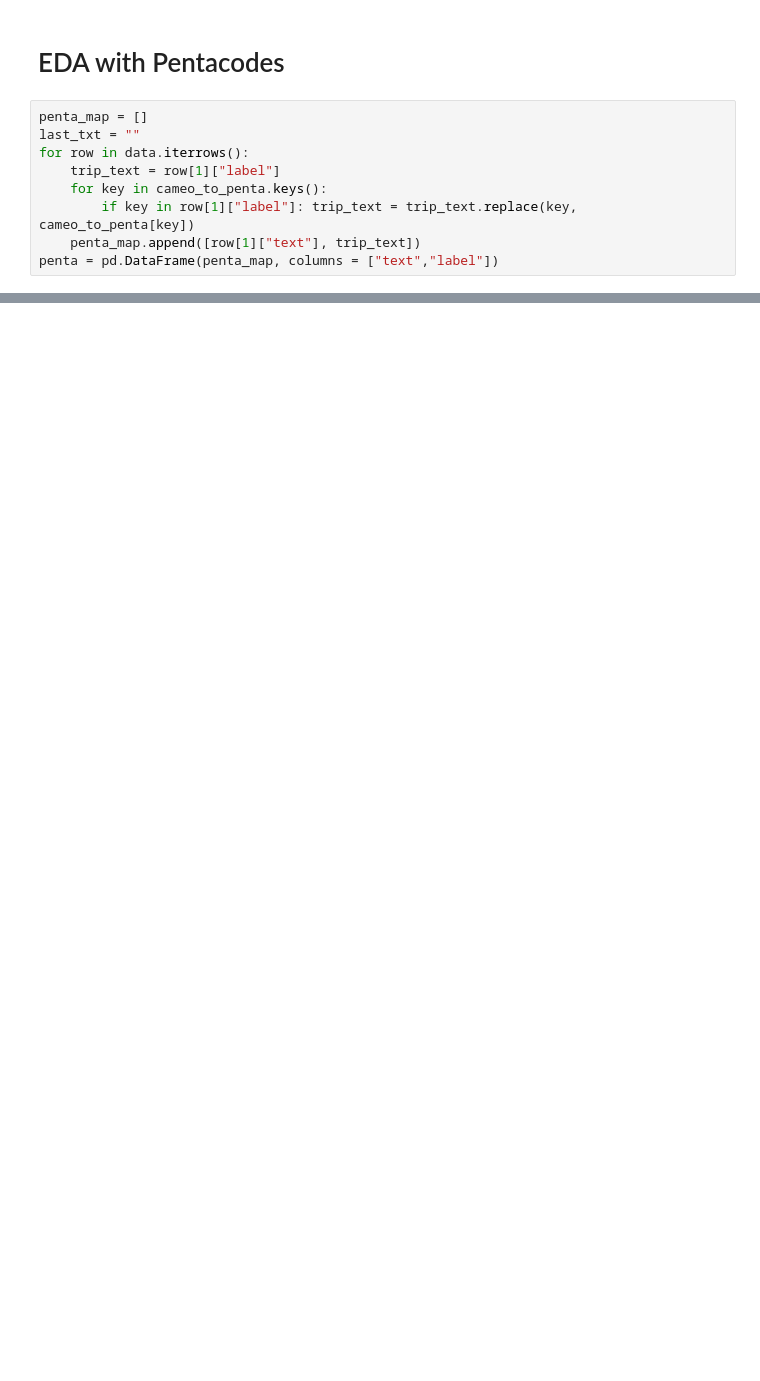
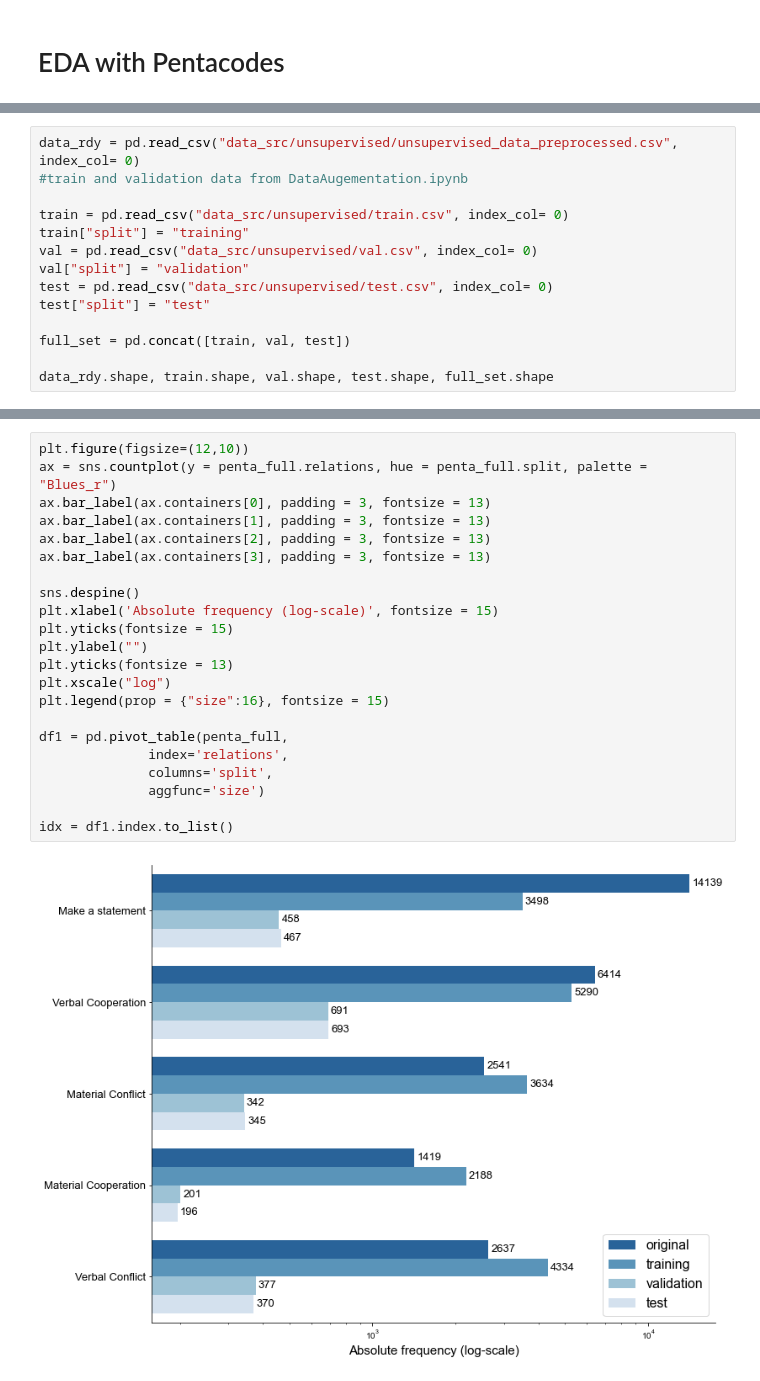
Before and after one commit to valentinwerner1/Thesis_RelationExtraction_PoliticsNews, a Jupyter notebook: data_src/EDA_unsupervised.ipynb, the cells around one changed output, grey strips where cells are left out. Saved outputs shown, nothing was run; the diff lists cells and outputs as text; blank space fills up the shorter version.

```diff
--- a/data_src/EDA_unsupervised.ipynb
+++ b/data_src/EDA_unsupervised.ipynb
@@ -278,11 +280,2 @@ data_new.shape
 # %% [markdown]
 # EDA with Pentacodes
-# %%
-penta_map = []
-last_txt = ""
-for row in data.iterrows():
-    trip_text = row[1]["label"]
-    for key in cameo_to_penta.keys():
-        if key in row[1]["label"]: trip_text = trip_text.replace(key, cameo_to_penta[key])
-    penta_map.append([row[1]["text"], trip_text])
-penta = pd.DataFrame(penta_map, columns = ["text","label"])
@@ -307,0 +282,14 @@ sns.countplot(y = expl_penta.relations);
+# %%
+data_rdy = pd.read_csv("data_src/unsupervised/unsupervised_data_preprocessed.csv", index_col= 0)
+#train and validation data from DataAugementation.ipynb
+
+train = pd.read_csv("data_src/unsupervised/train.csv", index_col= 0)
+train["split"] = "training"
+val = pd.read_csv("data_src/unsupervised/val.csv", index_col= 0)
+val["split"] = "validation"
+test = pd.read_csv("data_src/unsupervised/test.csv", index_col= 0)
+test["split"] = "test"
+
+full_set = pd.concat([train, val, test])
+
+data_rdy.shape, train.shape, val.shape, test.shape, full_set.shape
@@ -307,0 +343,24 @@ sns.countplot(y = expl_penta.relations);
+# %%
+plt.figure(figsize=(12,10))
+ax = sns.countplot(y = penta_full.relations, hue = penta_full.split, palette = "Blues_r")
+ax.bar_label(ax.containers[0], padding = 3, fontsize = 13)
+ax.bar_label(ax.containers[1], padding = 3, fontsize = 13)
+ax.bar_label(ax.containers[2], padding = 3, fontsize = 13)
+ax.bar_label(ax.containers[3], padding = 3, fontsize = 13)
+
+sns.despine()
+plt.xlabel('Absolute frequency (log-scale)', fontsize = 15)
+plt.yticks(fontsize = 15)
+plt.ylabel("")
+plt.yticks(fontsize = 13)
+plt.xscale("log")
+plt.legend(prop = {"size":16}, fontsize = 15)
+
+df1 = pd.pivot_table(penta_full,
+              index='relations',
+              columns='split',
+              aggfunc='size')
+
+idx = df1.index.to_list()
+# %% [output]
+[figure, added]
```
Also changed, not shown: parts of 18 cells of this notebook, 3 other files.
